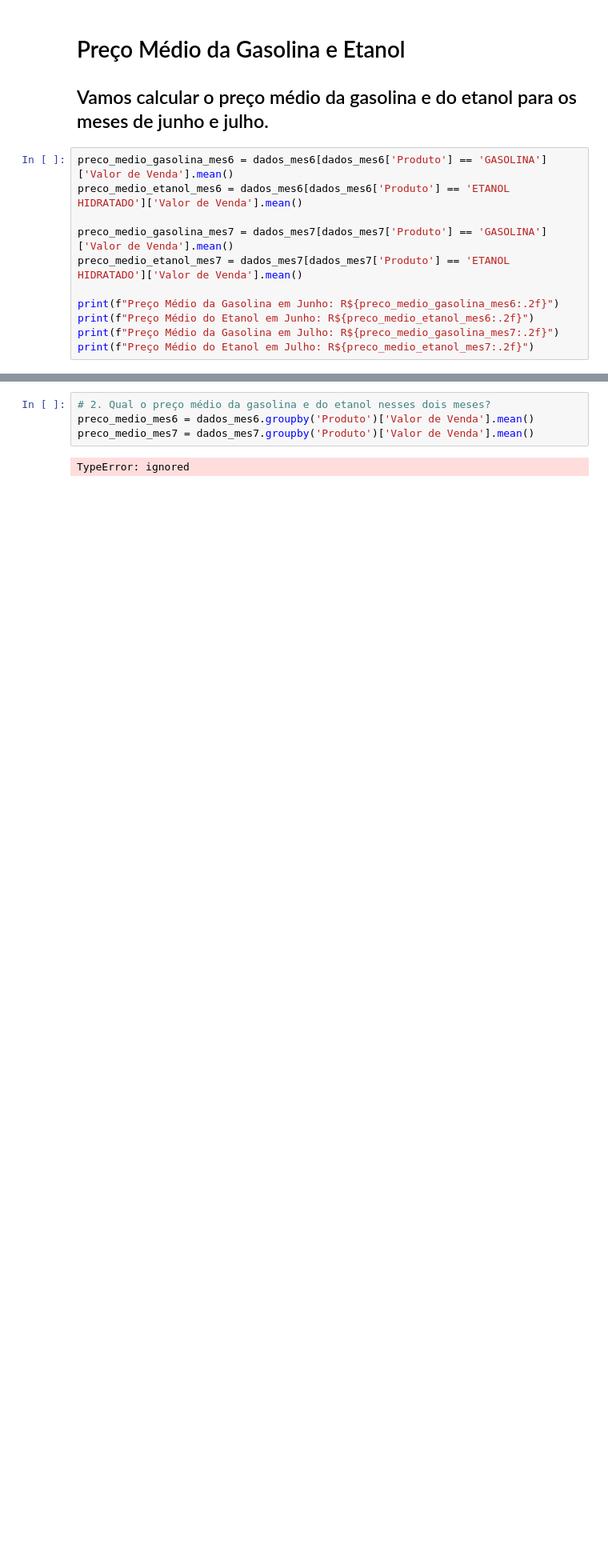
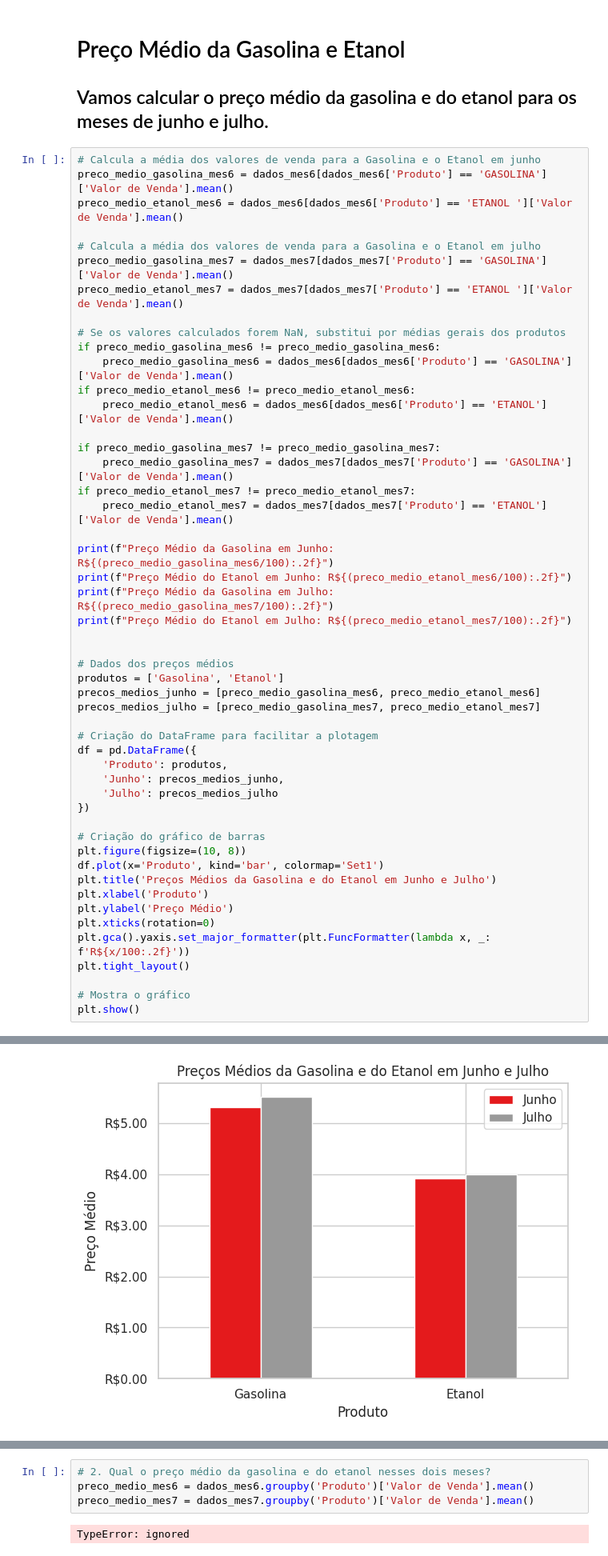
Before and after one commit to Project-4-Trends-and-Insights-Database/Projeto_Dados_para_abastecer_o_carro, a Jupyter notebook: Projeto_Dados_para_abastecer_o_carro.ipynb, the cells around one changed output, grey strips where cells are left out. Shown at 80% size. Saved outputs shown, nothing was run; the diff lists cells and outputs as text; blank space fills up the shorter version.

```diff
--- a/Projeto_Dados_para_abastecer_o_carro.ipynb
+++ b/Projeto_Dados_para_abastecer_o_carro.ipynb
@@ -143,14 +143,53 @@ plt.show()
 # <font color = 00CED1> Preço Médio da Gasolina e Etanol
 ## Vamos calcular o preço médio da gasolina e do etanol para os meses de junho e julho.
 # %%
+# Calcula a média dos valores de venda para a Gasolina e o Etanol em junho
 preco_medio_gasolina_mes6 = dados_mes6[dados_mes6['Produto'] == 'GASOLINA']['Valor de Venda'].mean()
-preco_medio_etanol_mes6 = dados_mes6[dados_mes6['Produto'] == 'ETANOL HIDRATADO']['Valor de Venda'].mean()
+preco_medio_etanol_mes6 = dados_mes6[dados_mes6['Produto'] == 'ETANOL ']['Valor de Venda'].mean()
 
+# Calcula a média dos valores de venda para a Gasolina e o Etanol em julho
 preco_medio_gasolina_mes7 = dados_mes7[dados_mes7['Produto'] == 'GASOLINA']['Valor de Venda'].mean()
-preco_medio_etanol_mes7 = dados_mes7[dados_mes7['Produto'] == 'ETANOL HIDRATADO']['Valor de Venda'].mean()
+preco_medio_etanol_mes7 = dados_mes7[dados_mes7['Produto'] == 'ETANOL ']['Valor de Venda'].mean()
 
-print(f"Preço Médio da Gasolina em Junho: R${preco_medio_gasolina_mes6:.2f}")
-print(f"Preço Médio do Etanol em Junho: R${preco_medio_etanol_mes6:.2f}")
-print(f"Preço Médio da Gasolina em Julho: R${preco_medio_gasolina_mes7:.2f}")
-print(f"Preço Médio do Etanol em Julho: R${preco_medio_etanol_mes7:.2f}")
+# Se os valores calculados forem NaN, substitui por médias gerais dos produtos
+if preco_medio_gasolina_mes6 != preco_medio_gasolina_mes6:
+    preco_medio_gasolina_mes6 = dados_mes6[dados_mes6['Produto'] == 'GASOLINA']['Valor de Venda'].mean()
+if preco_medio_etanol_mes6 != preco_medio_etanol_mes6:
+    preco_medio_etanol_mes6 = dados_mes6[dados_mes6['Produto'] == 'ETANOL']['Valor de Venda'].mean()
+
+if preco_medio_gasolina_mes7 != preco_medio_gasolina_mes7:
+    preco_medio_gasolina_mes7 = dados_mes7[dados_mes7['Produto'] == 'GASOLINA']['Valor de Venda'].mean()
+if preco_medio_etanol_mes7 != preco_medio_etanol_mes7:
+    preco_medio_etanol_mes7 = dados_mes7[dados_mes7['Produto'] == 'ETANOL']['Valor de Venda'].mean()
+
+print(f"Preço Médio da Gasolina em Junho: R${(preco_medio_gasolina_mes6/100):.2f}")
+print(f"Preço Médio do Etanol em Junho: R${(preco_medio_etanol_mes6/100):.2f}")
+print(f"Preço Médio da Gasolina em Julho: R${(preco_medio_gasolina_mes7/100):.2f}")
+print(f"Preço Médio do Etanol em Julho: R${(preco_medio_etanol_mes7/100):.2f}")
+
+
+# Dados dos preços médios
+produtos = ['Gasolina', 'Etanol']
+precos_medios_junho = [preco_medio_gasolina_mes6, preco_medio_etanol_mes6]
+precos_medios_julho = [preco_medio_gasolina_mes7, preco_medio_etanol_mes7]
+
+# Criação do DataFrame para facilitar a plotagem
+df = pd.DataFrame({
+    'Produto': produtos,
+    'Junho': precos_medios_junho,
+    'Julho': precos_medios_julho
+})
+
+# Criação do gráfico de barras
+plt.figure(figsize=(10, 8))
+df.plot(x='Produto', kind='bar', colormap='Set1')
+plt.title('Preços Médios da Gasolina e do Etanol em Junho e Julho')
+plt.xlabel('Produto')
+plt.ylabel('Preço Médio')
+plt.xticks(rotation=0)
+plt.gca().yaxis.set_major_formatter(plt.FuncFormatter(lambda x, _: f'R${x/100:.2f}'))
+plt.tight_layout()
+
+# Mostra o gráfico
+plt.show()
 # %% [output]
@@ -158,3 +201,4 @@ TypeError: ignored
+[figure, added]
 # %% [markdown]
 # <font color = 00CED1> Estados com Maior Preço Médio
 ## Agora, vamos identificar os 5 estados com o maior preço médio da gasolina e do etanol nos dois meses.
```
Also changed, not shown: parts of 2 cells of this notebook.
